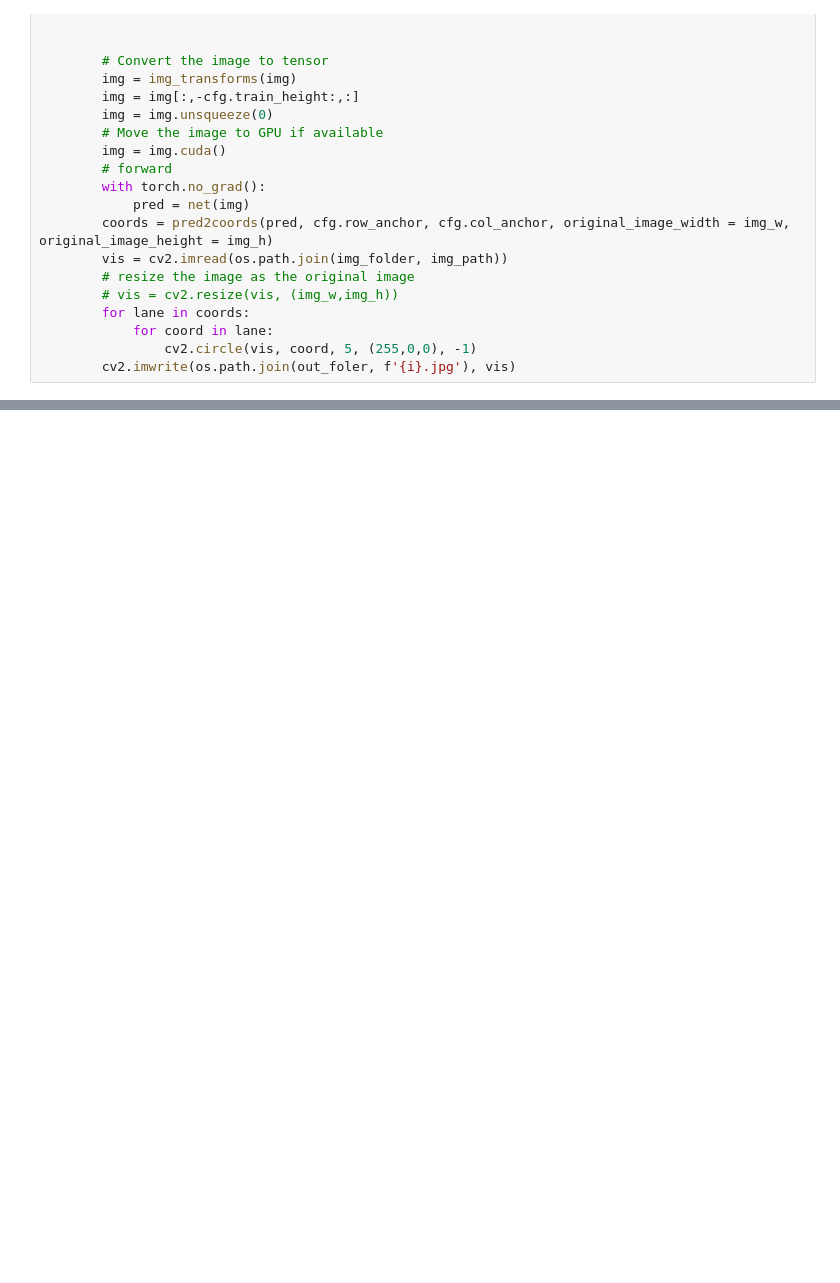
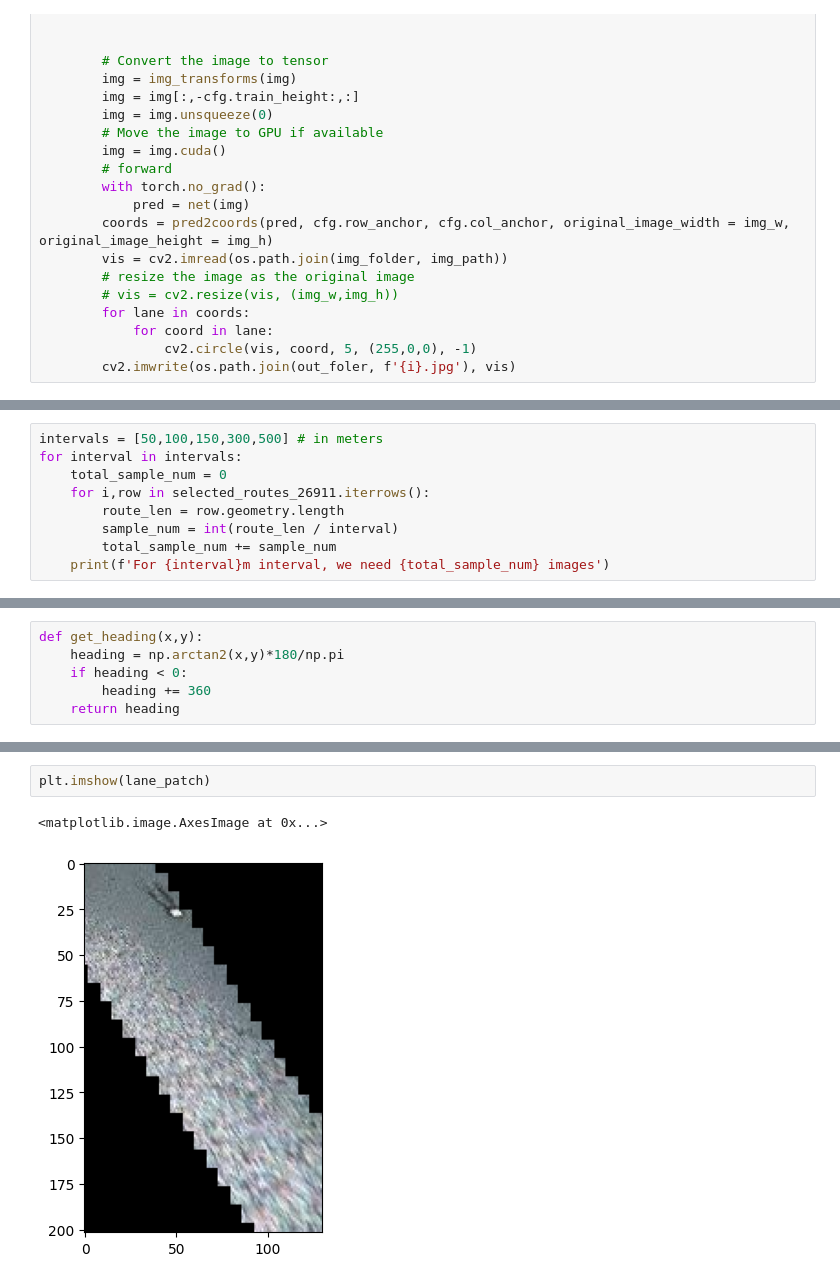
Before and after one commit to jksdbks123/Ultra-Fast-Lane-Detection-v2, a Jupyter notebook: inference_test.ipynb, the cells around one changed output, grey strips where cells are left out. Cells and saved outputs as stored; diff of their text form; blank space fills up the shorter version.

```diff
--- a/inference_test.ipynb
+++ b/inference_test.ipynb
@@ -141,0 +236,9 @@ for folder in folder_list:
+# %%
+intervals = [50,100,150,300,500] # in meters
+for interval in intervals:
+    total_sample_num = 0
+    for i,row in selected_routes_26911.iterrows():
+        route_len = row.geometry.length
+        sample_num = int(route_len / interval)
+        total_sample_num += sample_num
+    print(f'For {interval}m interval, we need {total_sample_num} images')
@@ -141,0 +251,6 @@ for folder in folder_list:
+# %%
+def get_heading(x,y):
+    heading = np.arctan2(x,y)*180/np.pi
+    if heading < 0:
+        heading += 360
+    return heading
@@ -141,0 +496,5 @@ for folder in folder_list:
+# %%
+plt.imshow(lane_patch)
+# %% [output]
+<matplotlib.image.AxesImage at 0x...>
+[figure, added]
```
Also changed, not shown: parts of 22 cells of this notebook.
